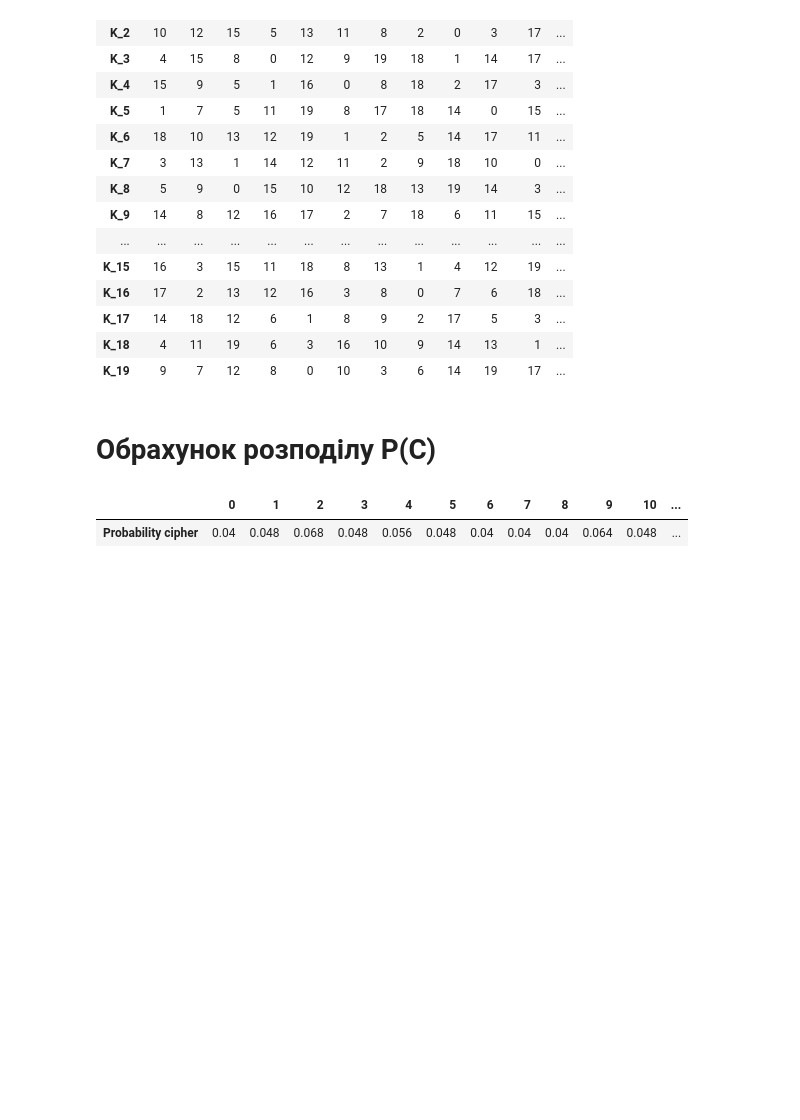
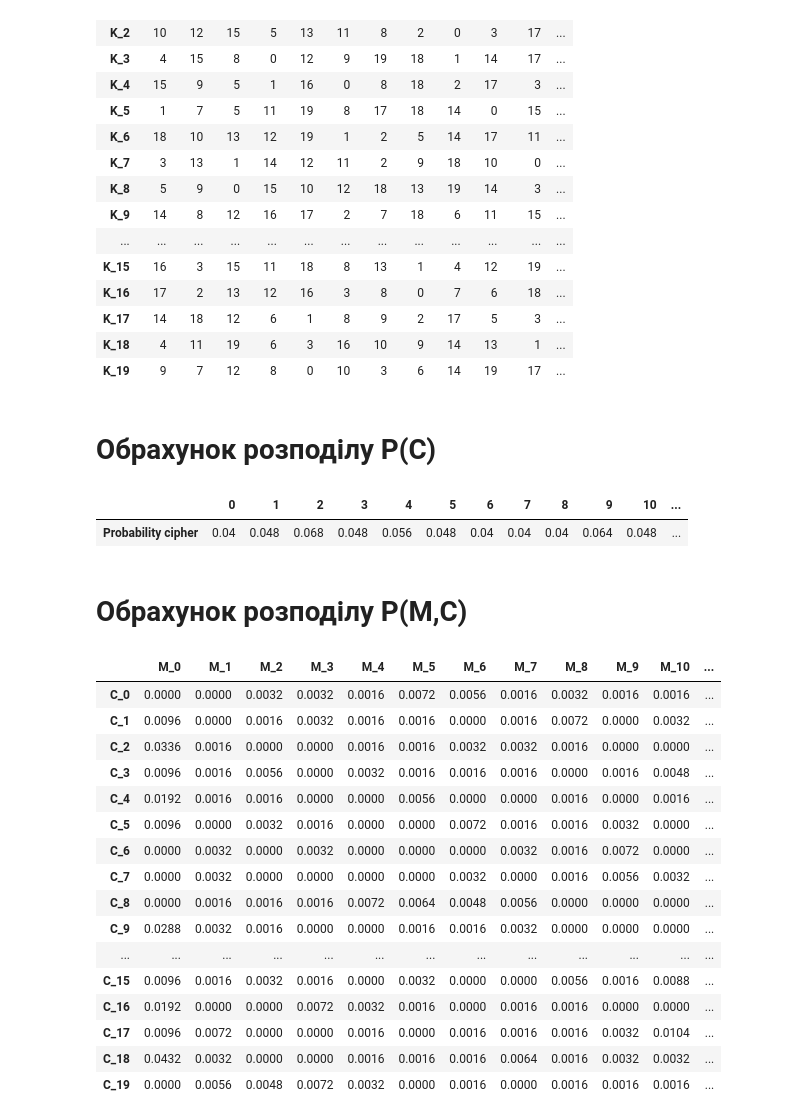
Before and after one commit to andrew-kolomiets/Cryptanalysis, a Jupyter notebook: code _11.ipynb, the cells around one changed output. Saved outputs shown, nothing was run; the diff lists cells and outputs as text; code cells hidden in the pictures; blank space fills up the shorter version.

Commit message:
Здійснено обрахунок розподілу Р(M,C).

```diff
--- a/code _11.ipynb
+++ b/code _11.ipynb
@@ -75,3 +75,50 @@ display(probability_c_temp)
 # %% [output]
 |  | 0 | 1 | 2 | 3 | 4 | 5 | 6 | 7 | 8 | 9 | 10 | ... |
 | Probability cipher | 0.04 | 0.048 | 0.068 | 0.048 | 0.056 | 0.048 | 0.04 | 0.04 | 0.04 | 0.064 | 0.048 | ... |
+# %% [markdown]
+# Обрахунок розподілу P(M,C)
+# %%
+temp=0
+
+probability_m_c=[]
+
+for c in range(0,20):
+    for m in range(0,20):
+        for k in range(0,20):
+            if(table[m][k]==c):
+                temp+=prob[m][0]*prob[k][1]
+
+        probability_m_c.append(temp)
+        temp=0
+
+
+
+
+probability_m_c=np.array(probability_m_c)
+
+probability_m_c=pd.DataFrame(data=probability_m_c.reshape(20,20))
+
+probability_m_c_temp=copy.deepcopy(probability_m_c)
+probability_m_c_temp.index=['C_'+str(i) for i in range(0,20)]
+probability_m_c_temp.columns=['M_'+str(i) for i in range(0,20)]
+
+
+display(probability_m_c_temp)
+# %% [output]
+|  | M_0 | M_1 | M_2 | M_3 | M_4 | M_5 | M_6 | M_7 | M_8 | M_9 | M_10 | ... |
+| C_0 | 0.0000 | 0.0000 | 0.0032 | 0.0032 | 0.0016 | 0.0072 | 0.0056 | 0.0016 | 0.0032 | 0.0016 | 0.0016 | ... |
+| C_1 | 0.0096 | 0.0000 | 0.0016 | 0.0032 | 0.0016 | 0.0016 | 0.0000 | 0.0016 | 0.0072 | 0.0000 | 0.0032 | ... |
+| C_2 | 0.0336 | 0.0016 | 0.0000 | 0.0000 | 0.0016 | 0.0016 | 0.0032 | 0.0032 | 0.0016 | 0.0000 | 0.0000 | ... |
+| C_3 | 0.0096 | 0.0016 | 0.0056 | 0.0000 | 0.0032 | 0.0016 | 0.0016 | 0.0016 | 0.0000 | 0.0016 | 0.0048 | ... |
+| C_4 | 0.0192 | 0.0016 | 0.0016 | 0.0000 | 0.0000 | 0.0056 | 0.0000 | 0.0000 | 0.0016 | 0.0000 | 0.0016 | ... |
+| C_5 | 0.0096 | 0.0000 | 0.0032 | 0.0016 | 0.0000 | 0.0000 | 0.0072 | 0.0016 | 0.0016 | 0.0032 | 0.0000 | ... |
+| C_6 | 0.0000 | 0.0032 | 0.0000 | 0.0032 | 0.0000 | 0.0000 | 0.0000 | 0.0032 | 0.0016 | 0.0072 | 0.0000 | ... |
+| C_7 | 0.0000 | 0.0032 | 0.0000 | 0.0000 | 0.0000 | 0.0000 | 0.0032 | 0.0000 | 0.0016 | 0.0056 | 0.0032 | ... |
+| C_8 | 0.0000 | 0.0016 | 0.0016 | 0.0016 | 0.0072 | 0.0064 | 0.0048 | 0.0056 | 0.0000 | 0.0000 | 0.0000 | ... |
+| C_9 | 0.0288 | 0.0032 | 0.0016 | 0.0000 | 0.0000 | 0.0016 | 0.0016 | 0.0032 | 0.0000 | 0.0000 | 0.0000 | ... |
+| ... | ... | ... | ... | ... | ... | ... | ... | ... | ... | ... | ... | ... |
+| C_15 | 0.0096 | 0.0016 | 0.0032 | 0.0016 | 0.0000 | 0.0032 | 0.0000 | 0.0000 | 0.0056 | 0.0016 | 0.0088 | ... |
+| C_16 | 0.0192 | 0.0000 | 0.0000 | 0.0072 | 0.0032 | 0.0016 | 0.0000 | 0.0016 | 0.0016 | 0.0000 | 0.0000 | ... |
+| C_17 | 0.0096 | 0.0072 | 0.0000 | 0.0000 | 0.0016 | 0.0000 | 0.0016 | 0.0016 | 0.0016 | 0.0032 | 0.0104 | ... |
+| C_18 | 0.0432 | 0.0032 | 0.0000 | 0.0000 | 0.0016 | 0.0016 | 0.0016 | 0.0064 | 0.0016 | 0.0032 | 0.0032 | ... |
+| C_19 | 0.0000 | 0.0056 | 0.0048 | 0.0072 | 0.0032 | 0.0000 | 0.0016 | 0.0000 | 0.0016 | 0.0016 | 0.0016 | ... |
```
